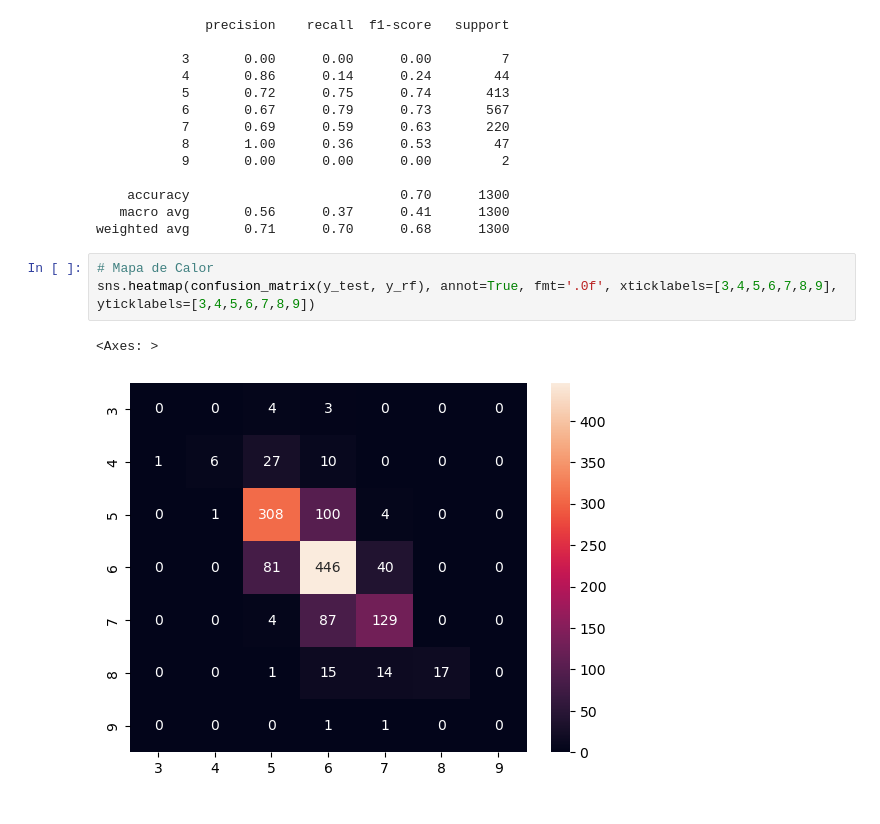
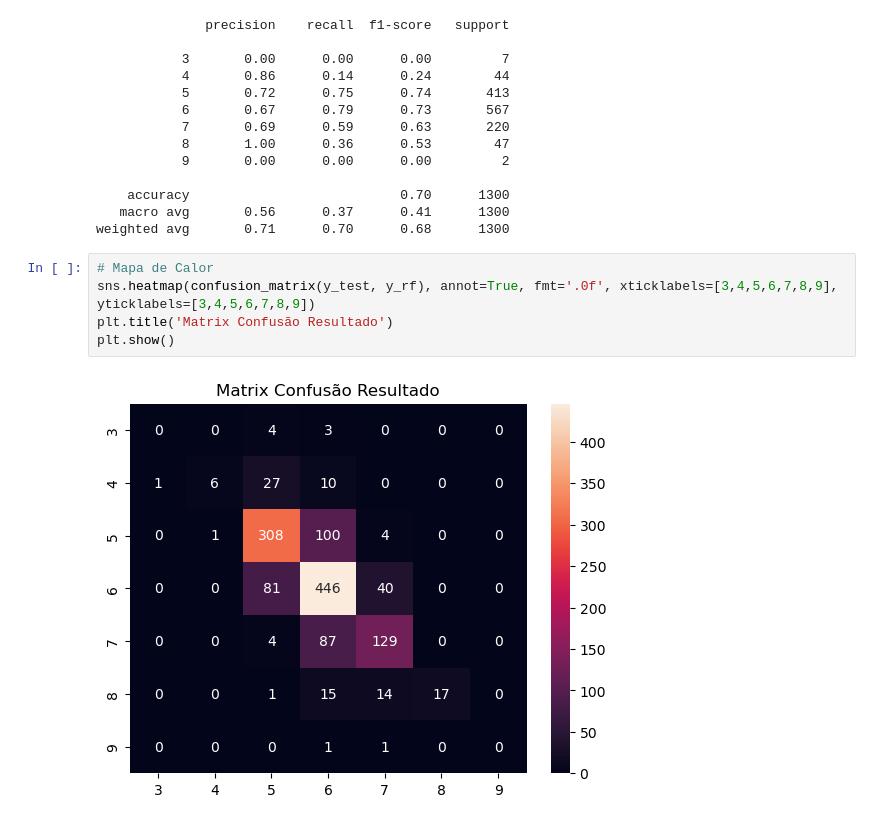
Before and after one commit to AlvimDePaula/projetos_estudos_geral, a Jupyter notebook: classificacao/classificacao_vinhos/Classificacao_qualidade_vinho.ipynb, the cells around one changed output. Cells and saved outputs as stored; diff of their text form.

```diff
--- a/classificacao/classificacao_vinhos/Classificacao_qualidade_vinho.ipynb
+++ b/classificacao/classificacao_vinhos/Classificacao_qualidade_vinho.ipynb
@@ -404,6 +404,7 @@ weighted avg       0.71      0.70      0.68      1300
 # %%
 # Mapa de Calor
 sns.heatmap(confusion_matrix(y_test, y_rf), annot=True, fmt='.0f', xticklabels=[3,4,5,6,7,8,9], yticklabels=[3,4,5,6,7,8,9])
+plt.title('Matrix Confusão Resultado')
+plt.show()
 # %% [output]
-<Axes: >
-[figure, old version]
+[figure, new version]
```
Also changed, not shown: parts of 2 cells of this notebook.
